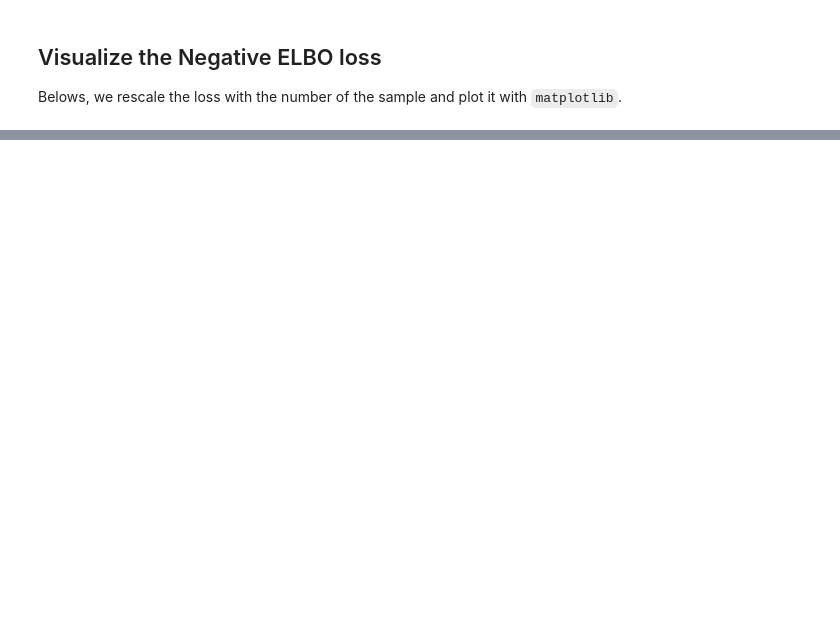
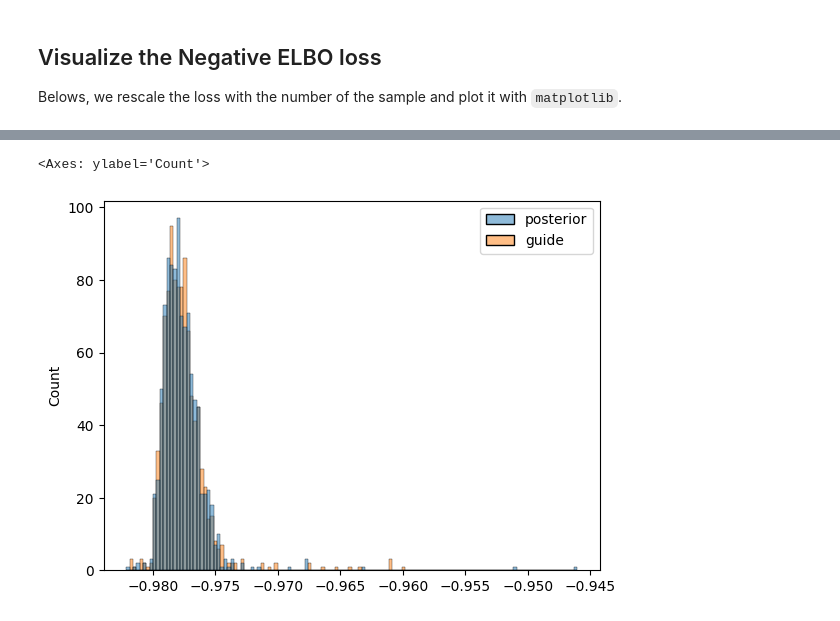
Before and after one commit to PorametPat/inspeqtor, a Jupyter notebook: docs/guides/dnn_to_bnn.ipynb, the cells around one changed output, grey strips where cells are left out. Cells and saved outputs as stored; diff of their text form; code cells hidden in the pictures; blank space fills up the shorter version.

```diff
--- a/docs/guides/dnn_to_bnn.ipynb
+++ b/docs/guides/dnn_to_bnn.ipynb
@@ -410,0 +321,5 @@ assert reloaded_model == model_state
+# %%
+from numpyro.infer import Predictive
+
+params = test_data.control_params[0]
+unitary = test_data.unitaries[0]
@@ -410,0 +361,29 @@ assert reloaded_model == model_state
+# %%
+posterior_fn = sq.probabilistic.make_posterior_fn(
+    model_state.params, sq.probabilistic.bnn_init_dist_fn
+)
+
+base_model = sq.probabilistic.WoModel("graybox", (5,), (5,), priors_fn=posterior_fn)
+adapter_fn = sq.model.observable_to_expvals
+
+graybox_model = sq.probabilistic.make_probabilistic_graybox_model(
+    base_model, adapter_fn
+)
+
+posterior_model = sq.probabilistic.make_probabilistic_model(
+    predictive_model=graybox_model,
+    log_expectation_values=True,
+)
+# %%
+posterior_expectation_values = Predictive(model=posterior_model, num_samples=1000)(
+    jax.random.key(0), params, unitary
+)["expectation_values"]
+# %%
+import seaborn as sns
+sns.histplot({
+    "posterior": posterior_expectation_values[:, -1],
+    "guide": guide_expectation_values[:, -1]
+})
+# %% [output]
+<Axes: ylabel='Count'>
+[figure, added]
```
Also changed, not shown: parts of 11 cells of this notebook, 12 other files.
